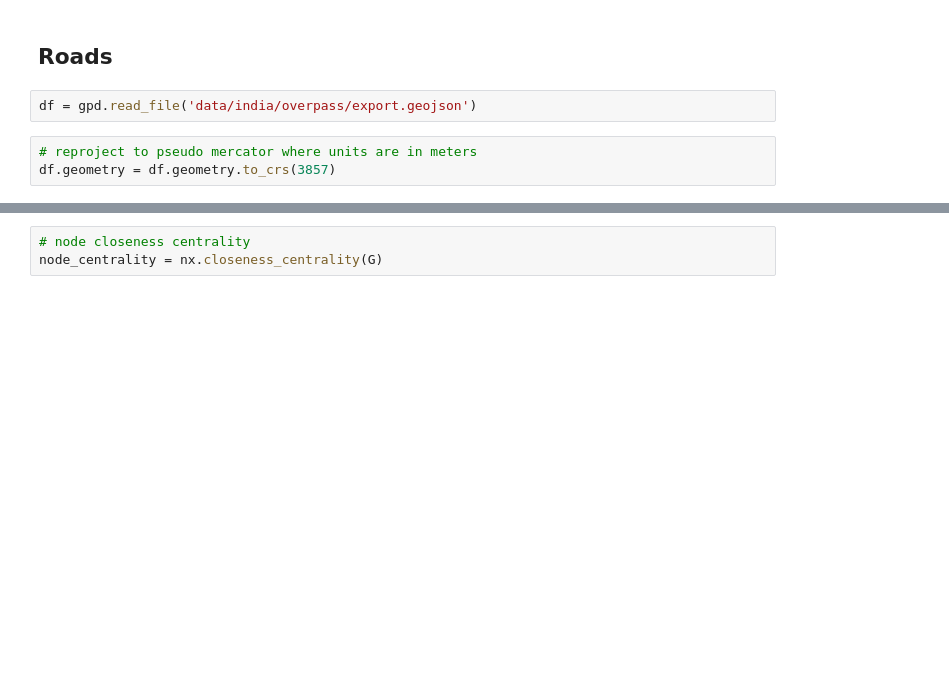
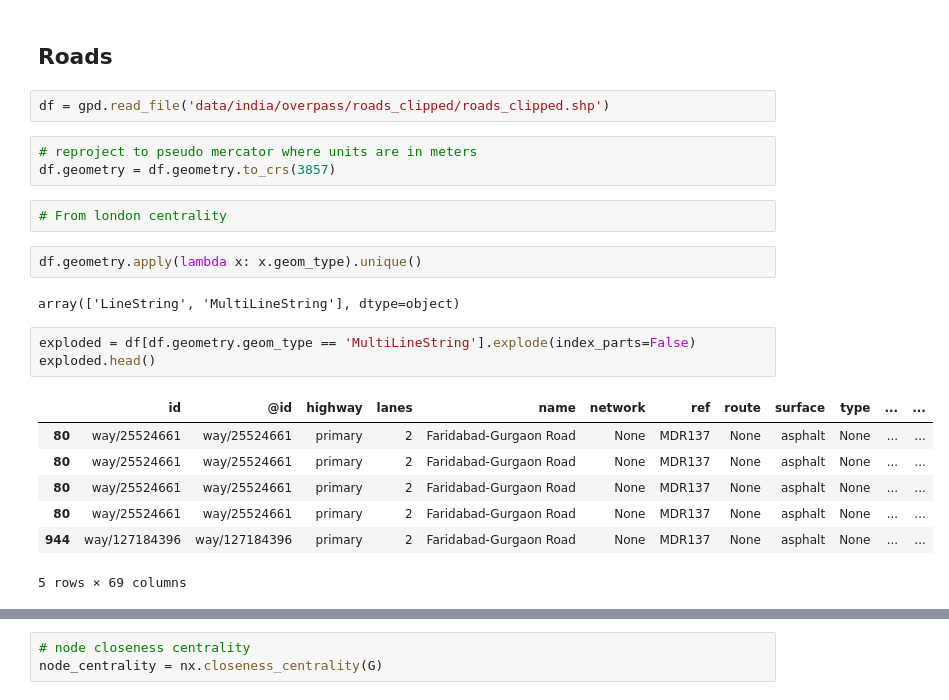
Before and after one commit to akazukin5151/comparative-accessibility, a Jupyter notebook: delhi centrality.ipynb, the cells around one changed output, grey strips where cells are left out. Saved outputs shown, nothing was run; the diff lists cells and outputs as text; blank space fills up the shorter version.

```diff
--- a/delhi centrality.ipynb
+++ b/delhi centrality.ipynb
@@ -13,7 +13,24 @@ from shapely.geometry import Point
 # %% [markdown]
 ## Roads
 # %%
-df = gpd.read_file('data/india/overpass/export.geojson')
+df = gpd.read_file('data/india/overpass/roads_clipped/roads_clipped.shp')
 # %%
 # reproject to pseudo mercator where units are in meters
 df.geometry = df.geometry.to_crs(3857)
+# %%
+# From london centrality
+# %%
+df.geometry.apply(lambda x: x.geom_type).unique()
+# %% [output]
+array(['LineString', 'MultiLineString'], dtype=object)
+# %%
+exploded = df[df.geometry.geom_type == 'MultiLineString'].explode(index_parts=False)
+exploded.head()
+# %% [output]
+|  | id | @id | highway | lanes | name | network | ref | route | surface | type | ... | ... |
+| 80 | way/25524661 | way/25524661 | primary | 2 | Faridabad-Gurgaon Road | None | MDR137 | None | asphalt | None | ... | ... |
+| 80 | way/25524661 | way/25524661 | primary | 2 | Faridabad-Gurgaon Road | None | MDR137 | None | asphalt | None | ... | ... |
+| 80 | way/25524661 | way/25524661 | primary | 2 | Faridabad-Gurgaon Road | None | MDR137 | None | asphalt | None | ... | ... |
+| 80 | way/25524661 | way/25524661 | primary | 2 | Faridabad-Gurgaon Road | None | MDR137 | None | asphalt | None | ... | ... |
+| 944 | way/127184396 | way/127184396 | primary | 2 | Faridabad-Gurgaon Road | None | MDR137 | None | asphalt | None | ... | ... |
+5 rows × 69 columns
```
Also changed, not shown: parts of 4 cells of this notebook, 3 other files.
